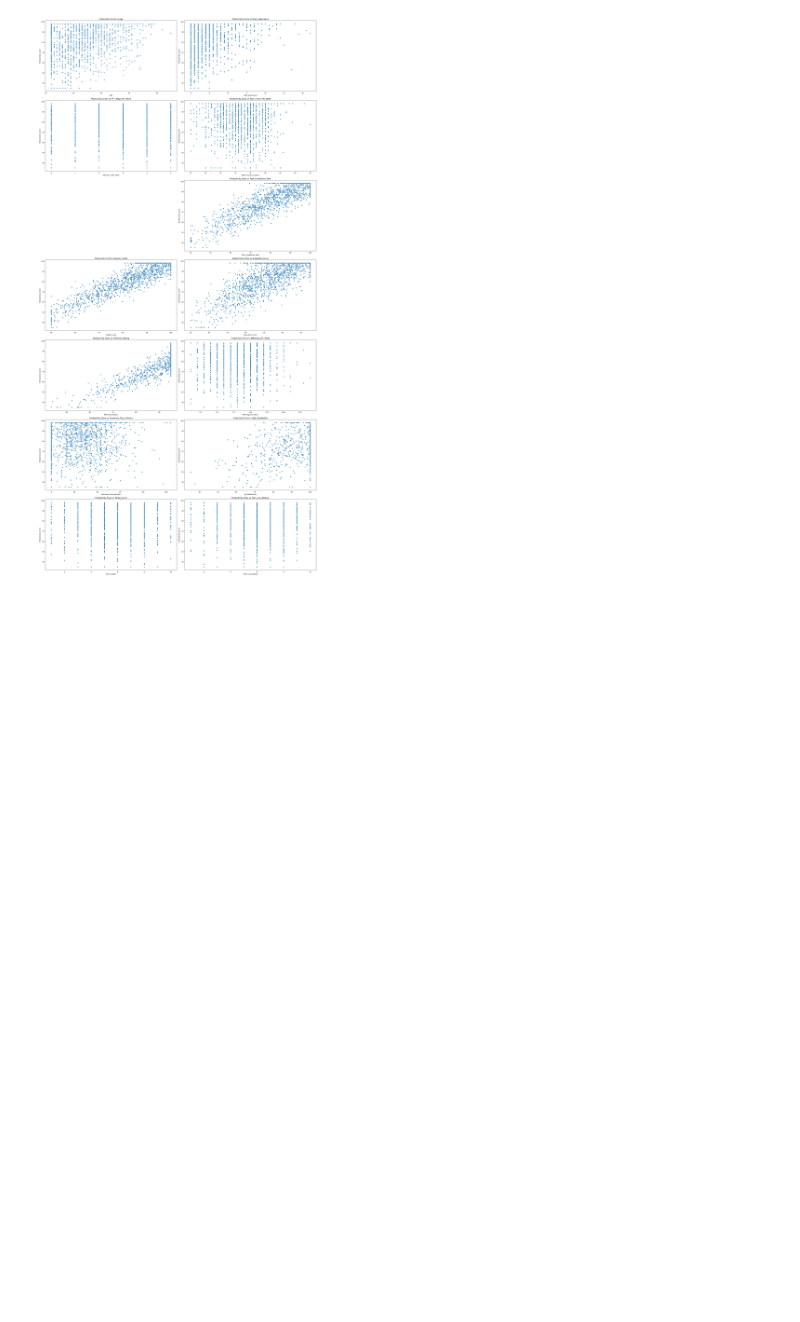
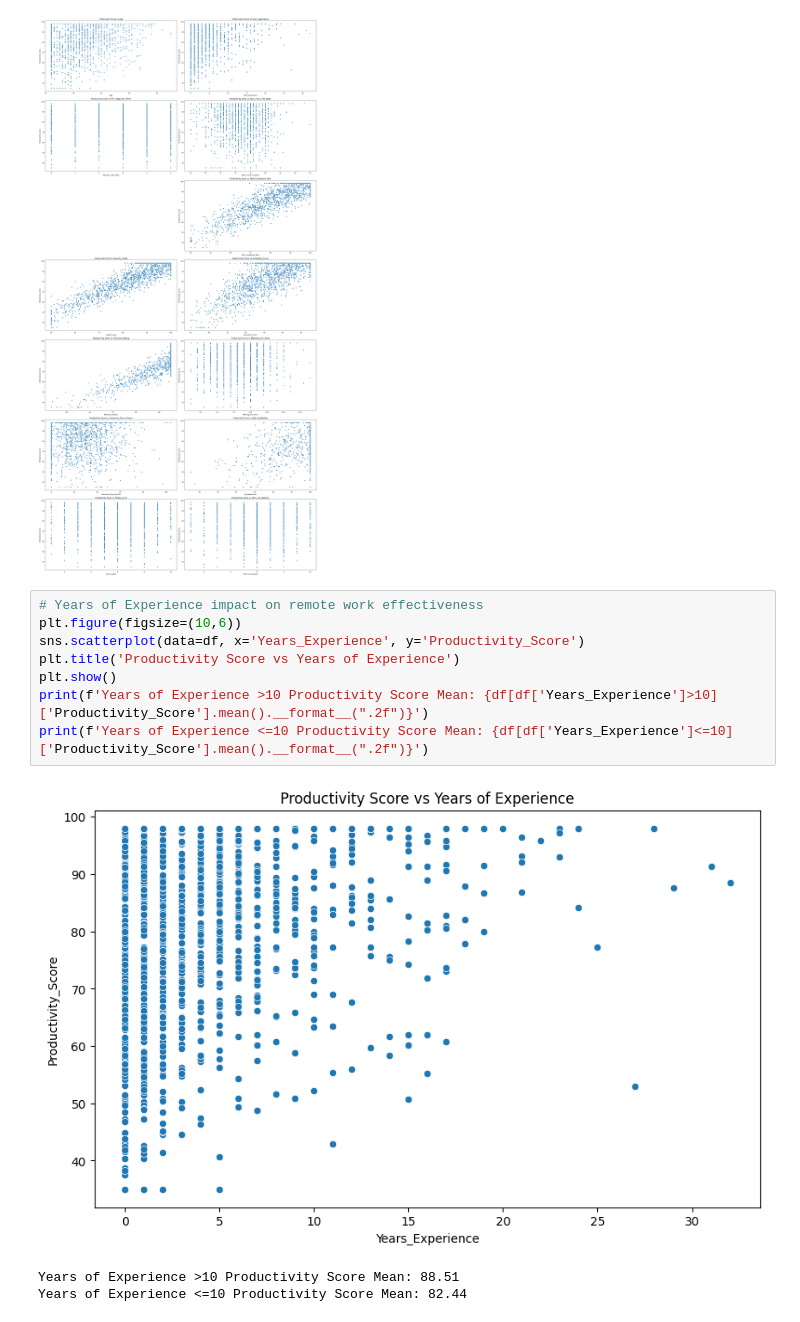
Before and after one commit to EfeDogan/429Project, a Jupyter notebook: new_dataset.ipynb, the cells around one changed output. Cells and saved outputs as stored; diff of their text form; blank space fills up the shorter version.

```diff
--- a/new_dataset.ipynb
+++ b/new_dataset.ipynb
@@ -134,3 +160,15 @@ f.tight_layout()
 # Burada da bazı değişkenler pozitif korelasyon gösteriyor.
 # %% [output]
 [figure]
+# %%
+# Years of Experience impact on remote work effectiveness
+plt.figure(figsize=(10,6))
+sns.scatterplot(data=df, x='Years_Experience', y='Productivity_Score')
+plt.title('Productivity Score vs Years of Experience')
+plt.show()
+print(f'Years of Experience >10 Productivity Score Mean: {df[df['Years_Experience']>10]['Productivity_Score'].mean().__format__(".2f")}')
+print(f'Years of Experience <=10 Productivity Score Mean: {df[df['Years_Experience']<=10]['Productivity_Score'].mean().__format__(".2f")}')
+# %% [output]
+[figure, added]
+Years of Experience >10 Productivity Score Mean: 88.51
+Years of Experience <=10 Productivity Score Mean: 82.44
```
Also changed, not shown: parts of 6 cells of this notebook.
